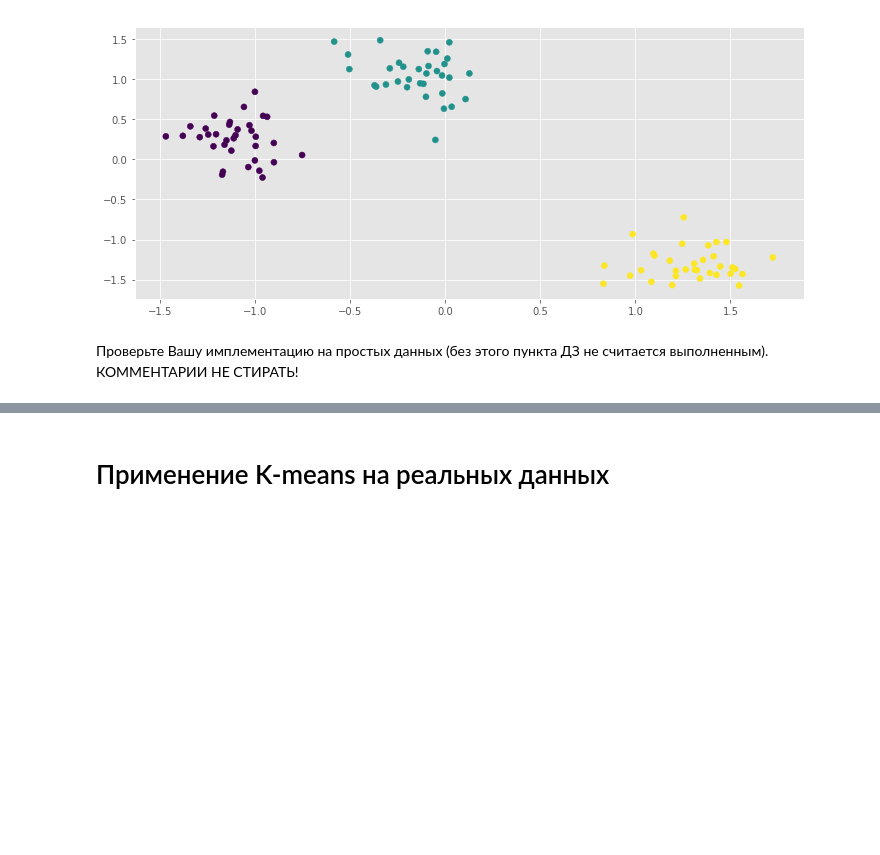
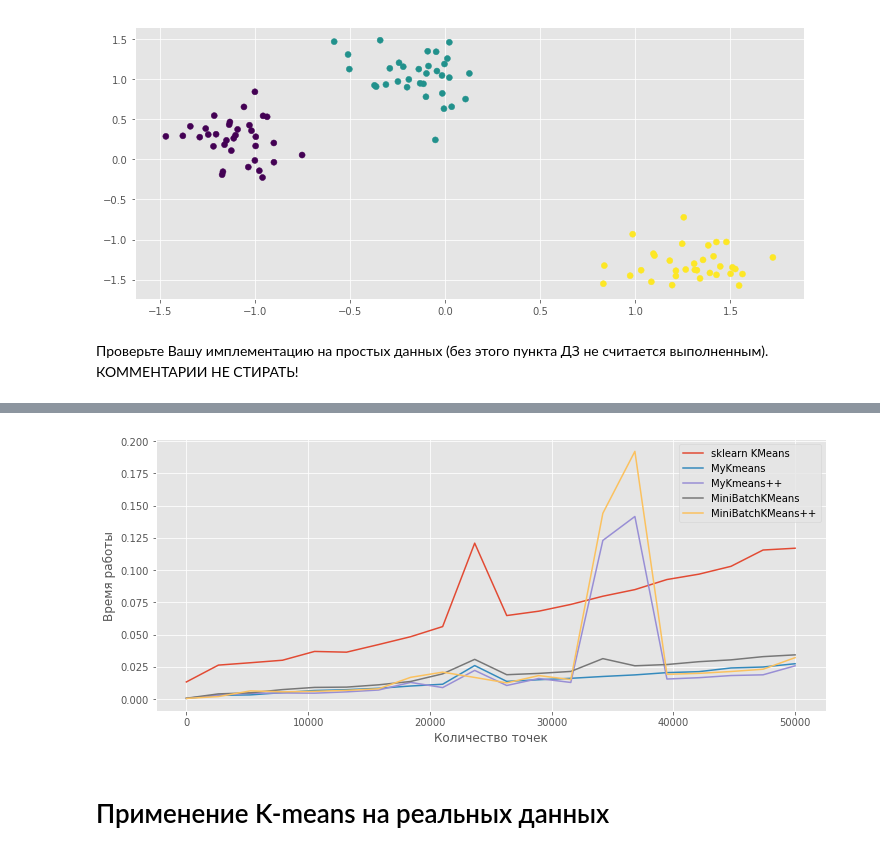
Before and after one commit to Dilshod070/SpereMailRu-AlgsAndStructures, a Jupyter notebook: Sapaev_hw4.ipynb, the cells around one changed output, grey strips where cells are left out. Saved outputs shown, nothing was run; the diff lists cells and outputs as text; code cells hidden in the pictures; blank space fills up the shorter version.

```diff
--- a/Sapaev_hw4.ipynb
+++ b/Sapaev_hw4.ipynb
@@ -256,2 +312,5 @@ Wall time: 18.2 ms
 # %%
+%%time
 ## Время выполнения алгоритма MyKmeans
+my_clf = MyKmeans(k=3, max_iter=1000)
+my_clf.fit(X, y)
@@ -258,5 +320,6 @@ Wall time: 18.2 ms
 # %%
 %%time
-my_clf_kpp = MyKmeans(k=3)
+## Время выполнения алгоритма MyKmeans++
+my_clf_kpp = MyKmeans(k=3, init='k-means++', max_iter=1000)
 my_clf_kpp.fit(X, y)
 # %% [output]
@@ -267,2 +328,5 @@ Wall time: 145 ms
 # %%
+%%time
 ## Время выполнения алгоритма MyKmeans с MiniBatchMyKmeans
+my_clf_kpp_mb = MiniBatchKMeans(k=3, batch_size=16, max_iter=1000)
+my_clf_kpp_mb.fit(X, y)
@@ -269,2 +336,5 @@ Wall time: 145 ms
 # %%
+%%time
 ## Время выполнения алгоритма  MyKmeans++ с MiniBatchMyKmeans
+my_clf_kpp_mb = MiniBatchKMeans(k=3, init='k-means++', batch_size=16, max_iter=1000)
+my_clf_kpp_mb.fit(X, y)
@@ -270,0 +344,29 @@ Wall time: 145 ms
+# %%
+# Проверка времени работы
+sizes = np.linspace(3, 50000, 20, dtype=int)
+methods = [(KMeans(n_clusters=3, max_iter=100), 'sklearn KMeans'),
+          (MyKmeans(k=3, max_iter=100, random_state=42), 'MyKmeans'),
+          (MyKmeans(k=3, max_iter=100, random_state=42, init='k-means++'), 'MyKmeans++'),
+          (MiniBatchKMeans(k=3, max_iter=100, random_state=42, batch_size=10), 'MiniBatchKMeans'),
+          (MiniBatchKMeans(k=3, max_iter=100, random_state=42,
+                           init='k-means++', batch_size=10), 'MiniBatchKMeans++')]
+
+time = np.empty((len(methods), sizes.shape[0]))
+for a, k in enumerate(sizes):
+    X, y = make_blobs(n_samples=k, n_features=2, centers=3,
+                      cluster_std=1, shuffle=True, random_state=42)
+
+    for b, method in enumerate(methods):
+        time0 = default_timer()
+        method[0].fit(X)
+        time[b][a] = default_timer() - time0
+
+for i, method in enumerate(methods):
+    plt.plot(sizes, time[i], label=method[1])
+
+plt.xlabel('Количество точек')
+plt.ylabel('Время работы')
+plt.legend()
+plt.show()
+# %% [output]
+[figure, added]
```
Also changed, not shown: parts of 39 cells of this notebook.
